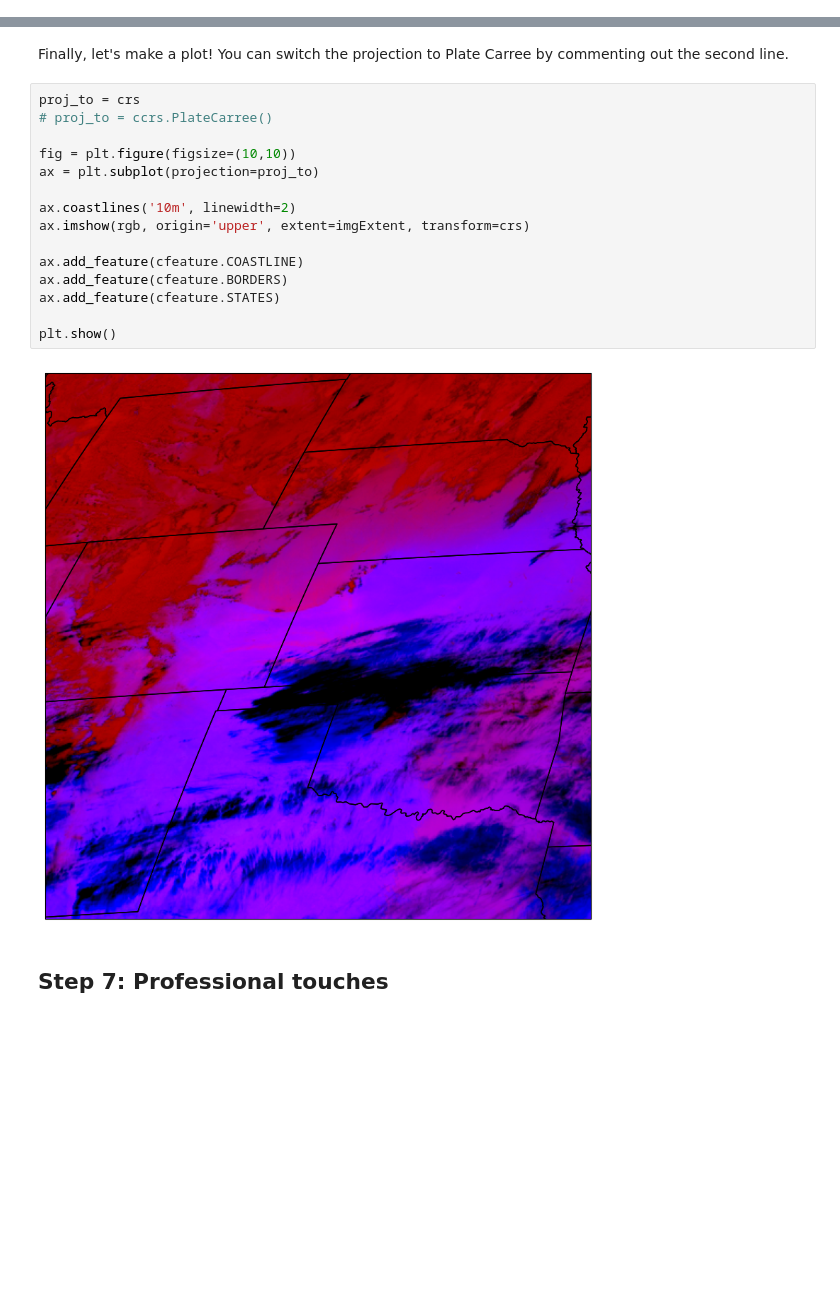
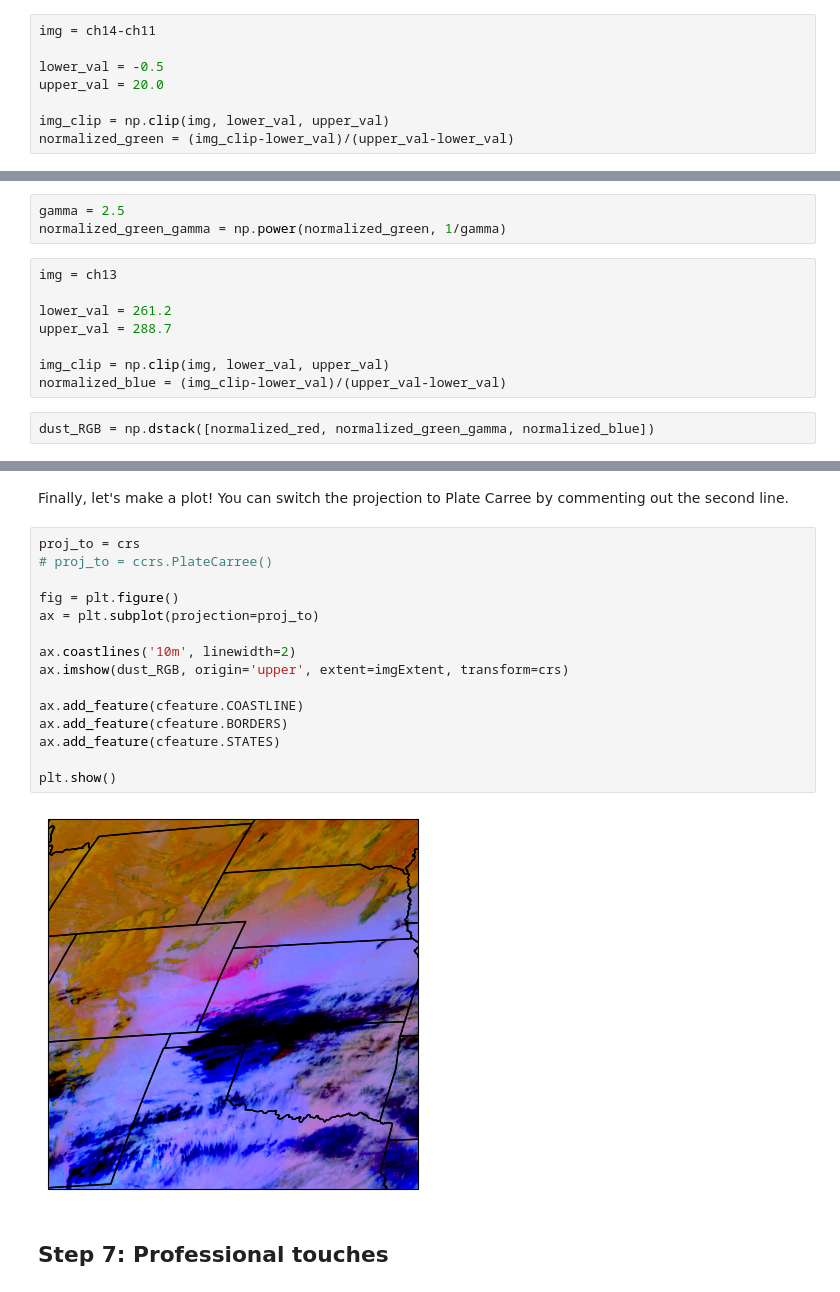
Before and after one commit to modern-tools-workshop/AMS-python-workshop-2023, a Jupyter notebook: abi_mcmip.ipynb, the cells around one changed output, grey strips where cells are left out. Drawn from its saved outputs; the diff is of its cells as text; blank space fills up the shorter version.

```diff
--- a/abi_mcmip.ipynb
+++ b/abi_mcmip.ipynb
@@ -191,0 +269,8 @@ plt.show()
+# %%
+img = ch14-ch11
+
+lower_val = -0.5
+upper_val = 20.0
+
+img_clip = np.clip(img, lower_val, upper_val)
+normalized_green = (img_clip-lower_val)/(upper_val-lower_val)
@@ -191,0 +279,13 @@ plt.show()
+# %%
+gamma = 2.5
+normalized_green_gamma = np.power(normalized_green, 1/gamma)
+# %%
+img = ch13
+
+lower_val = 261.2
+upper_val = 288.7
+
+img_clip = np.clip(img, lower_val, upper_val)
+normalized_blue = (img_clip-lower_val)/(upper_val-lower_val)
+# %%
+dust_RGB = np.dstack([normalized_red, normalized_green_gamma, normalized_blue])
@@ -239,20 +386,20 @@ Finally, let's make a plot! You can switch the projection to Plate Carree by com
 # %%
 proj_to = crs
 # proj_to = ccrs.PlateCarree()
 
-fig = plt.figure(figsize=(10,10))
+fig = plt.figure()
 ax = plt.subplot(projection=proj_to)
 
 ax.coastlines('10m', linewidth=2)
-ax.imshow(rgb, origin='upper', extent=imgExtent, transform=crs)
+ax.imshow(dust_RGB, origin='upper', extent=imgExtent, transform=crs)
 
 ax.add_feature(cfeature.COASTLINE)
 ax.add_feature(cfeature.BORDERS)
 ax.add_feature(cfeature.STATES)
 
 plt.show()
 # %% [output]
-[figure, old version]
+[figure, new version]
 # %% [markdown]
 ## Step 7: Professional touches
 # %%
```
Also changed, not shown: parts of 51 cells of this notebook, 7 other files.
